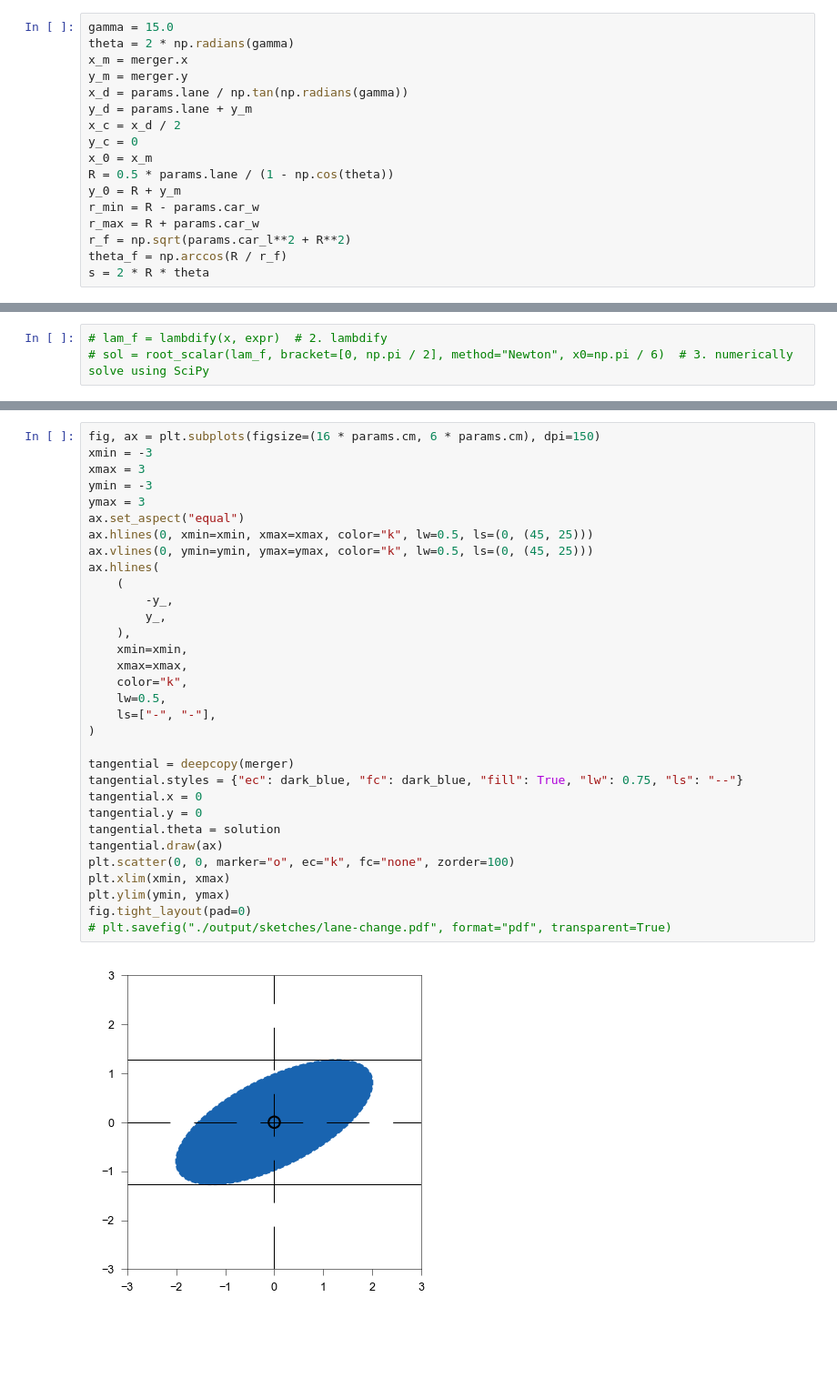
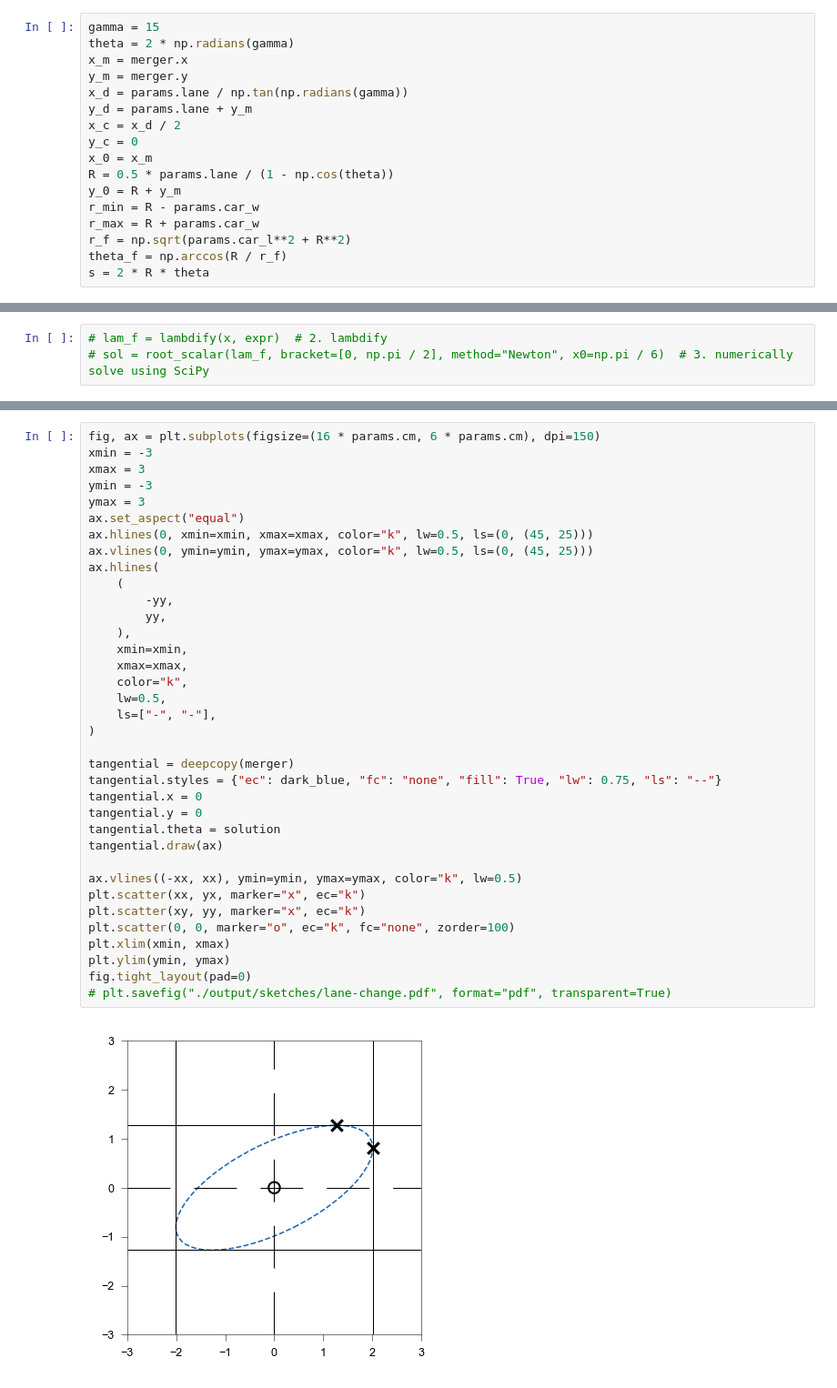
Before and after one commit to EPFL-ENAC/LUTS-pneuma-simulator, a Jupyter notebook: notebooks/discrete.ipynb, the cells around one changed output, grey strips where cells are left out. Shown at 91% size. Saved outputs shown, nothing was run; the diff lists cells and outputs as text; blank space fills up the shorter version.

```diff
--- a/notebooks/discrete.ipynb
+++ b/notebooks/discrete.ipynb
@@ -115,7 +115,7 @@ fig.tight_layout(pad=0)
 # %%
 merger = samples[-2]
 # %%
-gamma = 15.0
+gamma = 15
 theta = 2 * np.radians(gamma)
 x_m = merger.x
 y_m = merger.y
@@ -285,34 +269,38 @@ fig.tight_layout(pad=0)
 # %%
 fig, ax = plt.subplots(figsize=(16 * params.cm, 6 * params.cm), dpi=150)
 xmin = -3
 xmax = 3
 ymin = -3
 ymax = 3
 ax.set_aspect("equal")
 ax.hlines(0, xmin=xmin, xmax=xmax, color="k", lw=0.5, ls=(0, (45, 25)))
 ax.vlines(0, ymin=ymin, ymax=ymax, color="k", lw=0.5, ls=(0, (45, 25)))
 ax.hlines(
     (
-        -y_,
-        y_,
+        -yy,
+        yy,
     ),
     xmin=xmin,
     xmax=xmax,
     color="k",
     lw=0.5,
     ls=["-", "-"],
 )
 
 tangential = deepcopy(merger)
-tangential.styles = {"ec": dark_blue, "fc": dark_blue, "fill": True, "lw": 0.75, "ls": "--"}
+tangential.styles = {"ec": dark_blue, "fc": "none", "fill": True, "lw": 0.75, "ls": "--"}
 tangential.x = 0
 tangential.y = 0
 tangential.theta = solution
 tangential.draw(ax)
+
+ax.vlines((-xx, xx), ymin=ymin, ymax=ymax, color="k", lw=0.5)
+plt.scatter(xx, yx, marker="x", ec="k")
+plt.scatter(xy, yy, marker="x", ec="k")
 plt.scatter(0, 0, marker="o", ec="k", fc="none", zorder=100)
 plt.xlim(xmin, xmax)
 plt.ylim(ymin, ymax)
 fig.tight_layout(pad=0)
 # plt.savefig("./output/sketches/lane-change.pdf", format="pdf", transparent=True)
 # %% [output]
-[figure, old version]
+[figure, new version]
```
Also changed, not shown: parts of 2 cells of this notebook.
